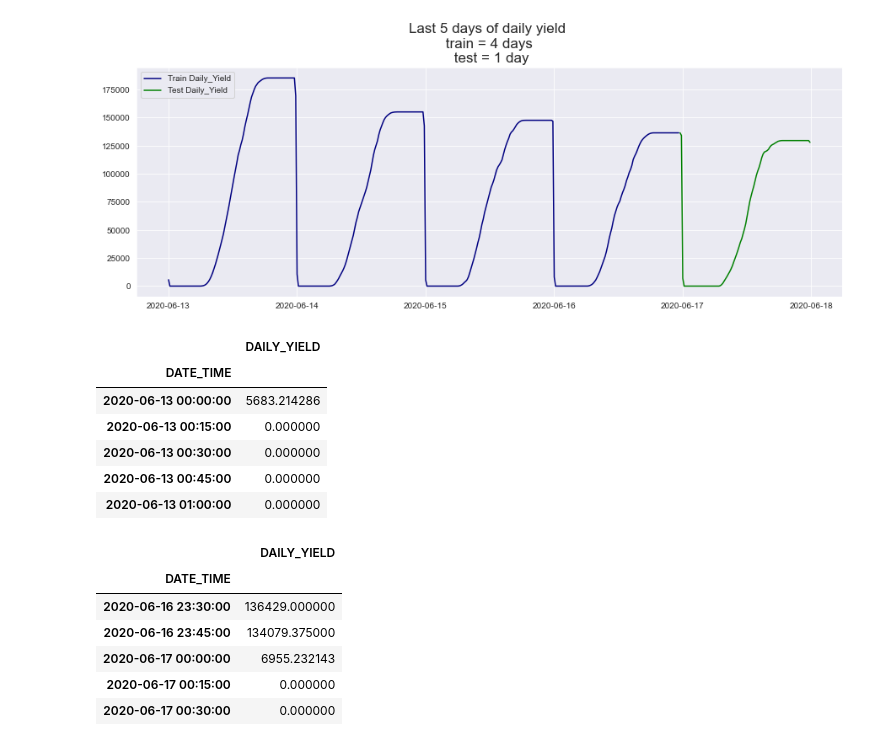
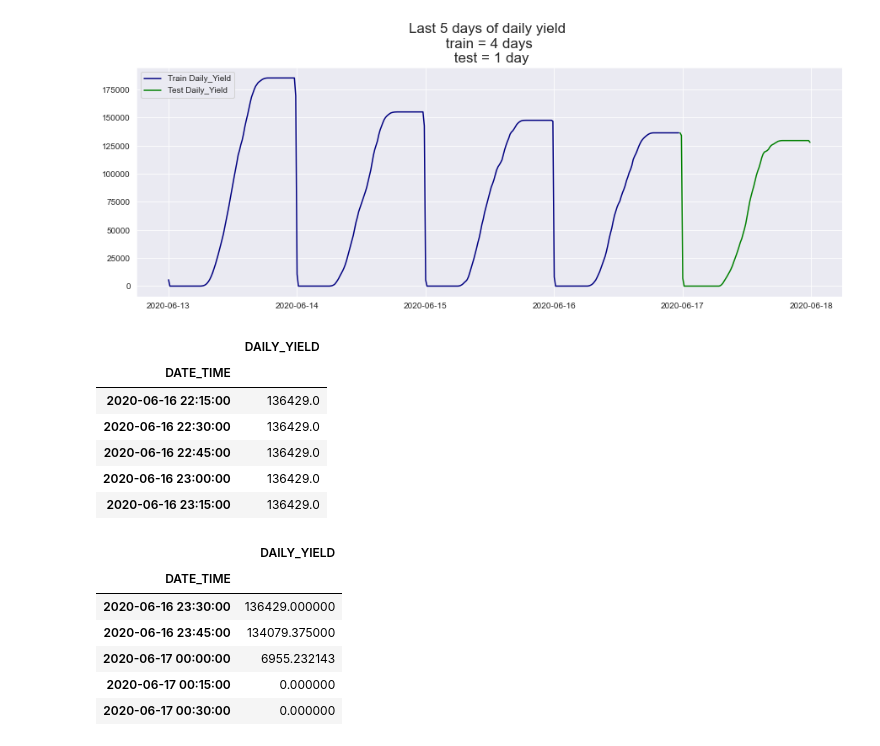
Before and after one commit to Ozxahmed/flatiron_capstone, a Jupyter notebook: notebooks/exploratory/oz_03_sarima_fsm.ipynb, the cells around one changed output. Cells and saved outputs as stored; diff of their text form; code cells hidden in the pictures.

```diff
--- a/notebooks/exploratory/oz_03_sarima_fsm.ipynb
+++ b/notebooks/exploratory/oz_03_sarima_fsm.ipynb
@@ -213,15 +214,15 @@ plt.show()
 (382, 1) (96, 1)
 [figure]
 # %%
-train.head()
+train.tail()
 # %% [output]
 |  | DAILY_YIELD |
 | DATE_TIME |  |
-| 2020-06-13 00:00:00 | 5683.214286 |
-| 2020-06-13 00:15:00 | 0.000000 |
-| 2020-06-13 00:30:00 | 0.000000 |
-| 2020-06-13 00:45:00 | 0.000000 |
-| 2020-06-13 01:00:00 | 0.000000 |
+| 2020-06-16 22:15:00 | 136429.0 |
+| 2020-06-16 22:30:00 | 136429.0 |
+| 2020-06-16 22:45:00 | 136429.0 |
+| 2020-06-16 23:00:00 | 136429.0 |
+| 2020-06-16 23:15:00 | 136429.0 |
 # %%
 test.head()
 # %% [output]
```
Also changed, not shown: parts of 16 cells of this notebook, 4 other files.
